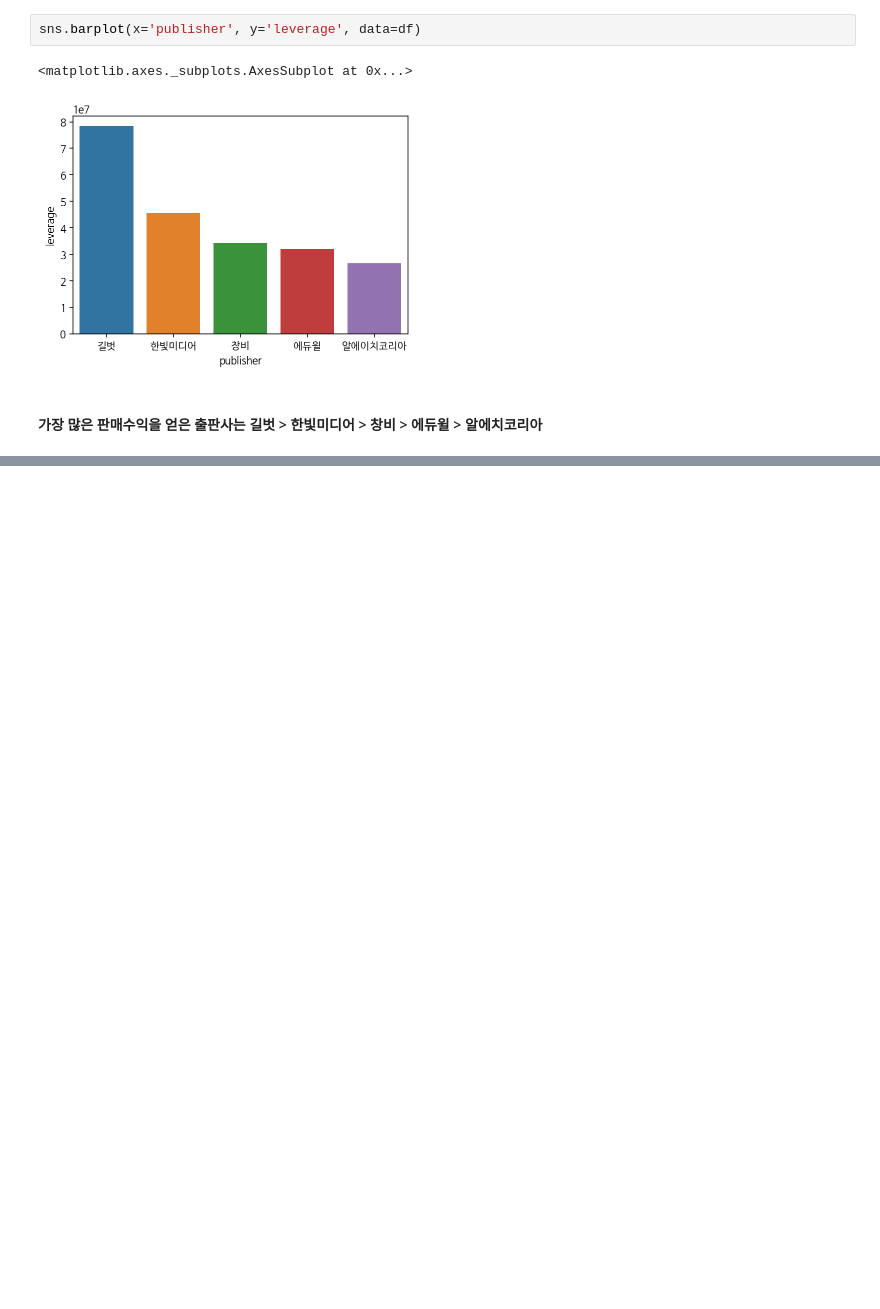
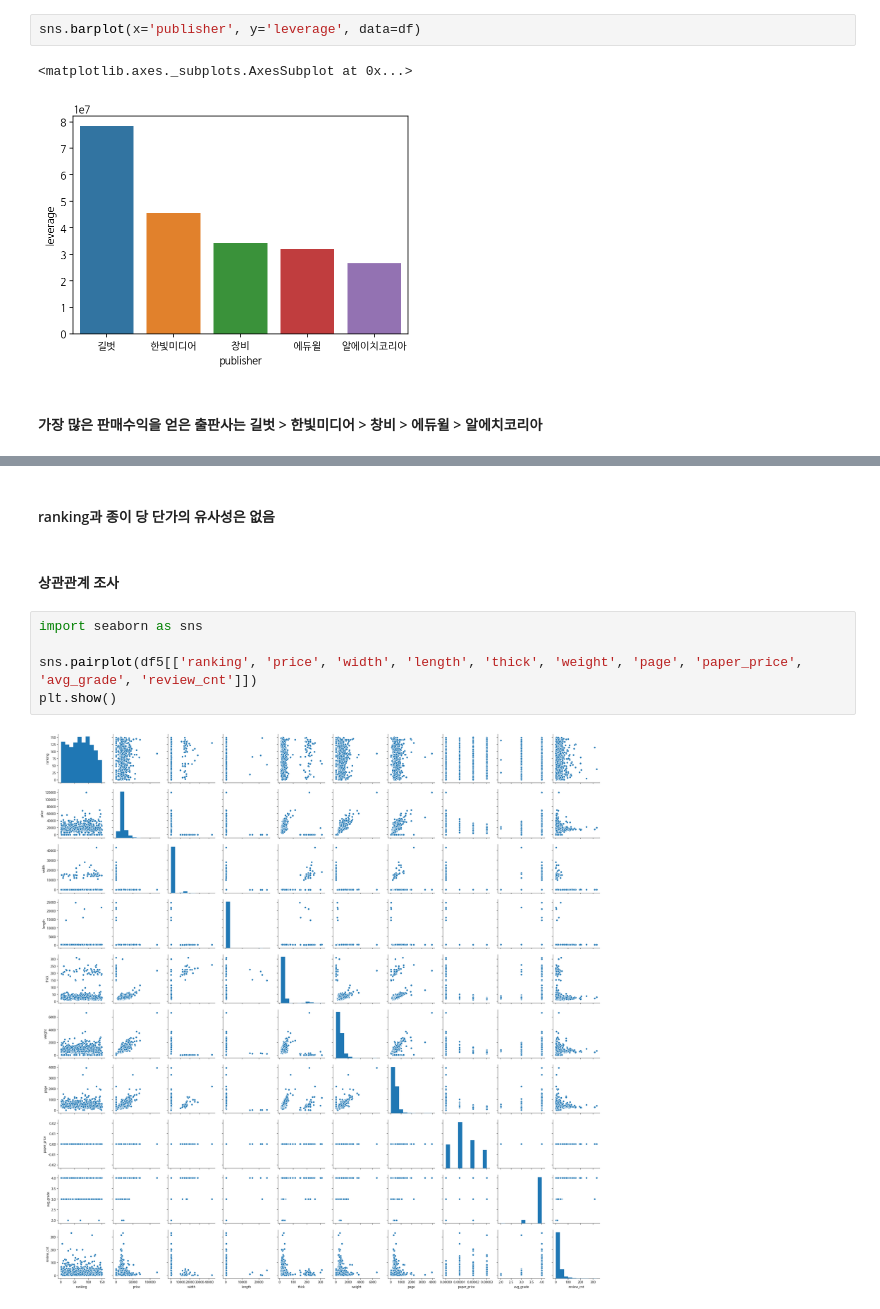
Before and after one commit to shinevol53/TIL, a Jupyter notebook: sql/SQL06_Kyobo_Data.ipynb, the cells around one changed output, grey strips where cells are left out. Cells and saved outputs as stored; diff of their text form; blank space fills up the shorter version.

```diff
--- a/sql/SQL06_Kyobo_Data.ipynb
+++ b/sql/SQL06_Kyobo_Data.ipynb
@@ -251,0 +326,11 @@ plt.show()
+# %% [markdown]
+#### ranking과 종이 당 단가의 유사성은 없음
+# %% [markdown]
+#### 상관관계 조사
+# %%
+import seaborn as sns
+
+sns.pairplot(df5[['ranking', 'price', 'width', 'length', 'thick', 'weight', 'page', 'paper_price', 'avg_grade', 'review_cnt']])
+plt.show()
+# %% [output]
+[figure, added]
```
Also changed, not shown: parts of 17 cells of this notebook.
